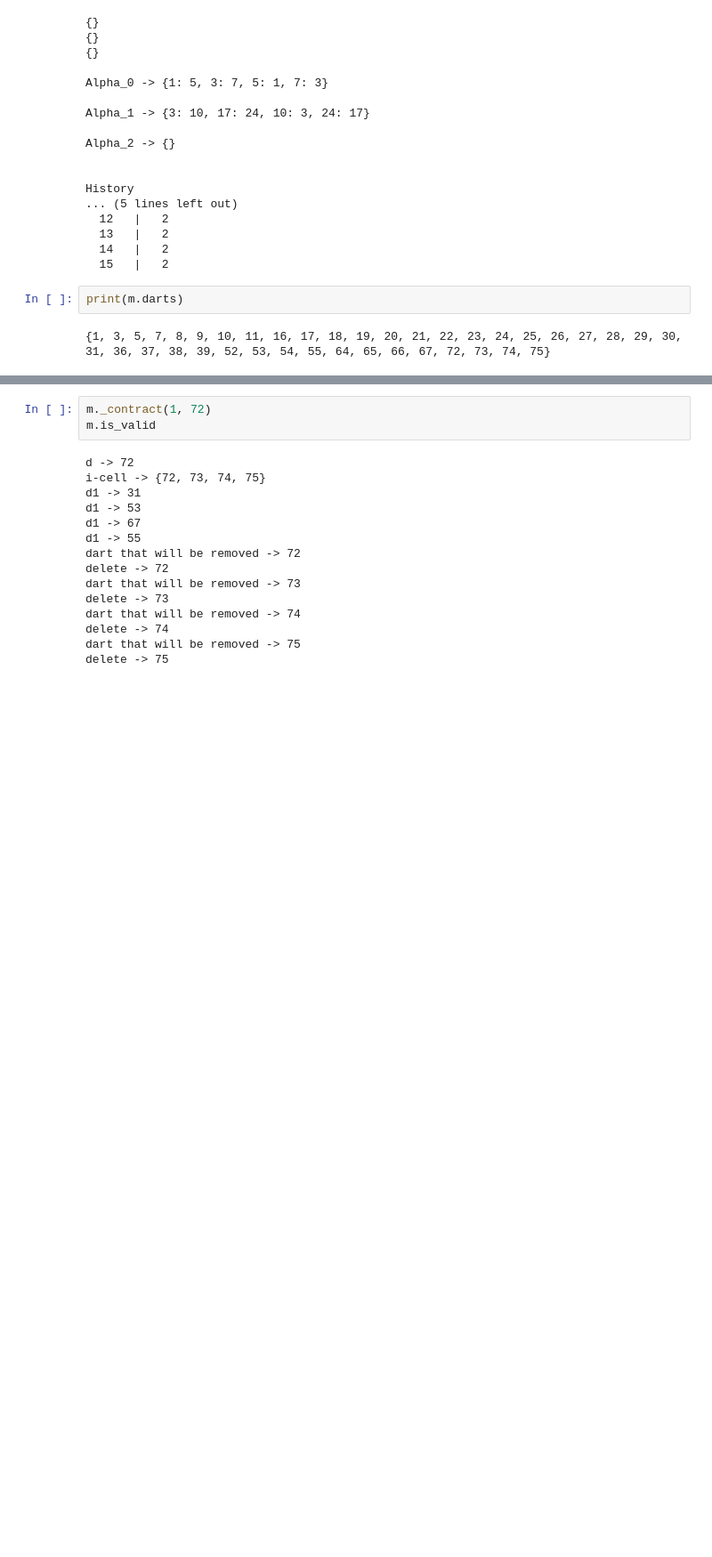
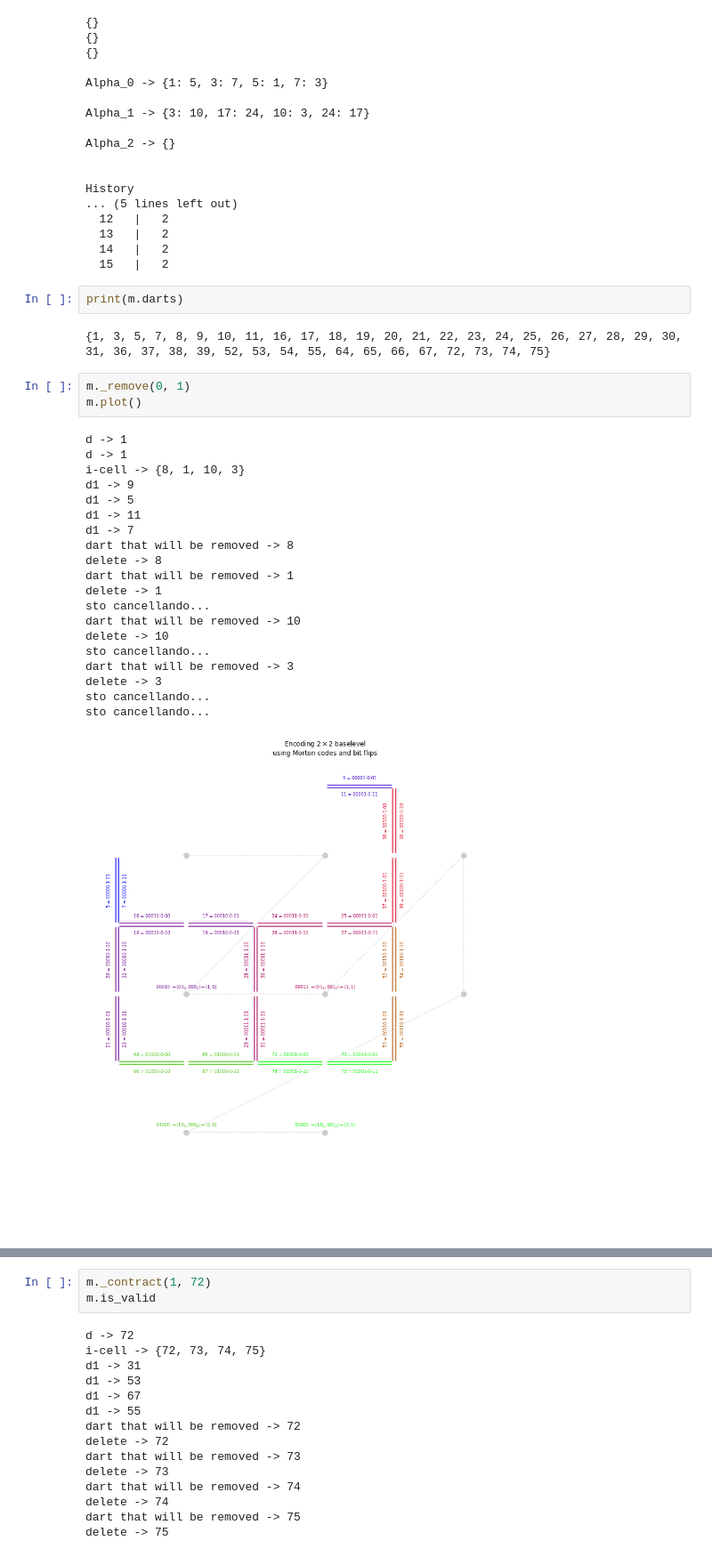
Before and after one commit to napolanocarmine/Thesis_Project, a Jupyter notebook: dict_gmaps_v5.ipynb, the cells around one changed output, grey strips where cells are left out. Shown at 89% size. Cells and saved outputs as stored; diff of their text form; blank space fills up the shorter version.

```diff
--- a/dict_gmaps_v5.ipynb
+++ b/dict_gmaps_v5.ipynb
@@ -1096,3 +1096,27 @@ History
 print(m.darts)
 # %% [output]
 {1, 3, 5, 7, 8, 9, 10, 11, 16, 17, 18, 19, 20, 21, 22, 23, 24, 25, 26, 27, 28, 29, 30, 31, 36, 37, 38, 39, 52, 53, 54, 55, 64, 65, 66, 67, 72, 73, 74, 75}
+# %%
+m._remove(0, 1)
+m.plot()
+# %% [output]
+d -> 1
+d -> 1
+i-cell -> {8, 1, 10, 3}
+d1 -> 9
+d1 -> 5
+d1 -> 11
+d1 -> 7
+dart that will be removed -> 8
+delete -> 8
+dart that will be removed -> 1
+delete -> 1
+sto cancellando...
+dart that will be removed -> 10
+delete -> 10
+sto cancellando...
+dart that will be removed -> 3
+delete -> 3
+sto cancellando...
+sto cancellando...
+[figure, added]
```
Also changed, not shown: parts of 16 cells of this notebook, 4 other files.
